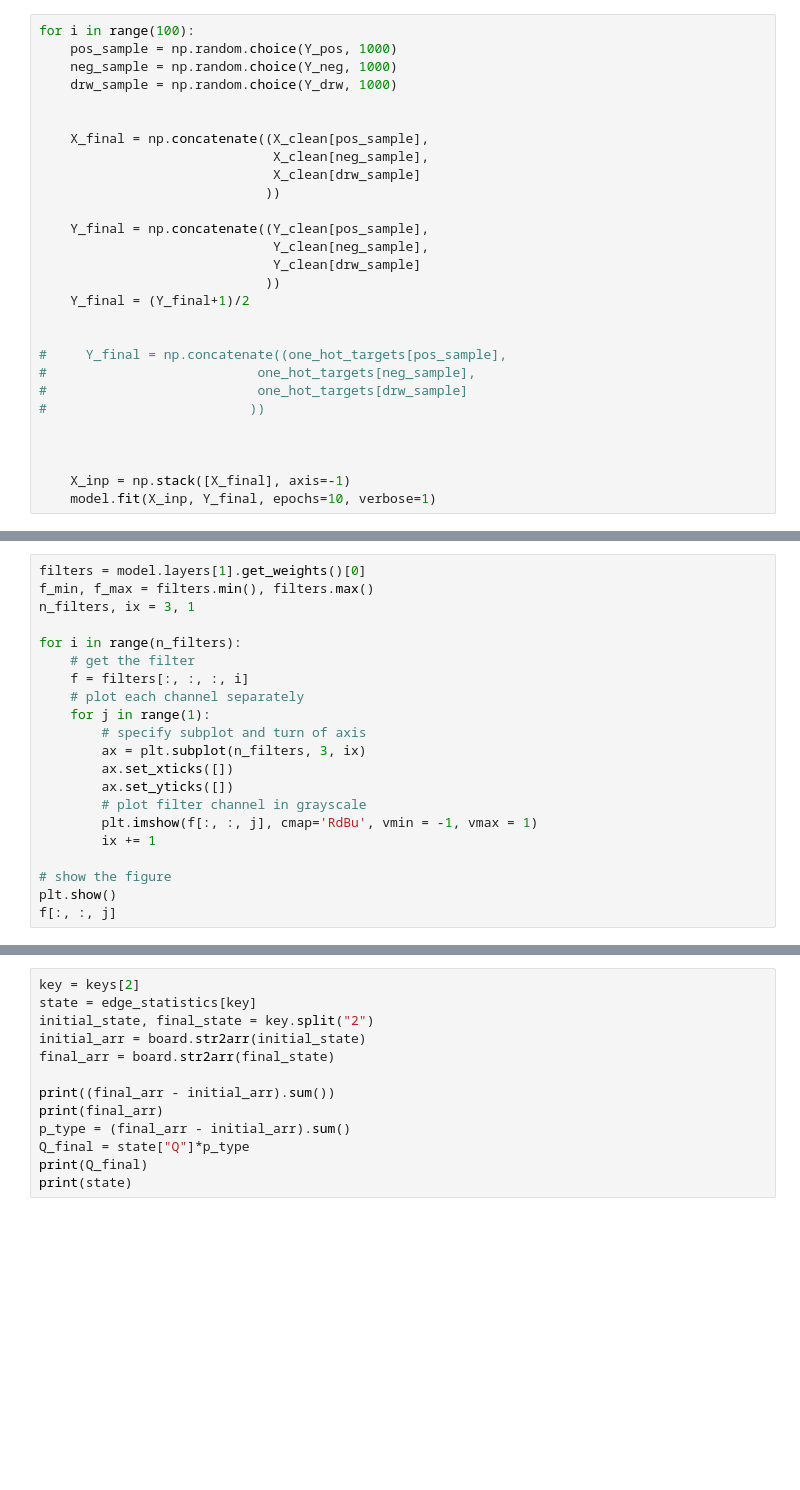
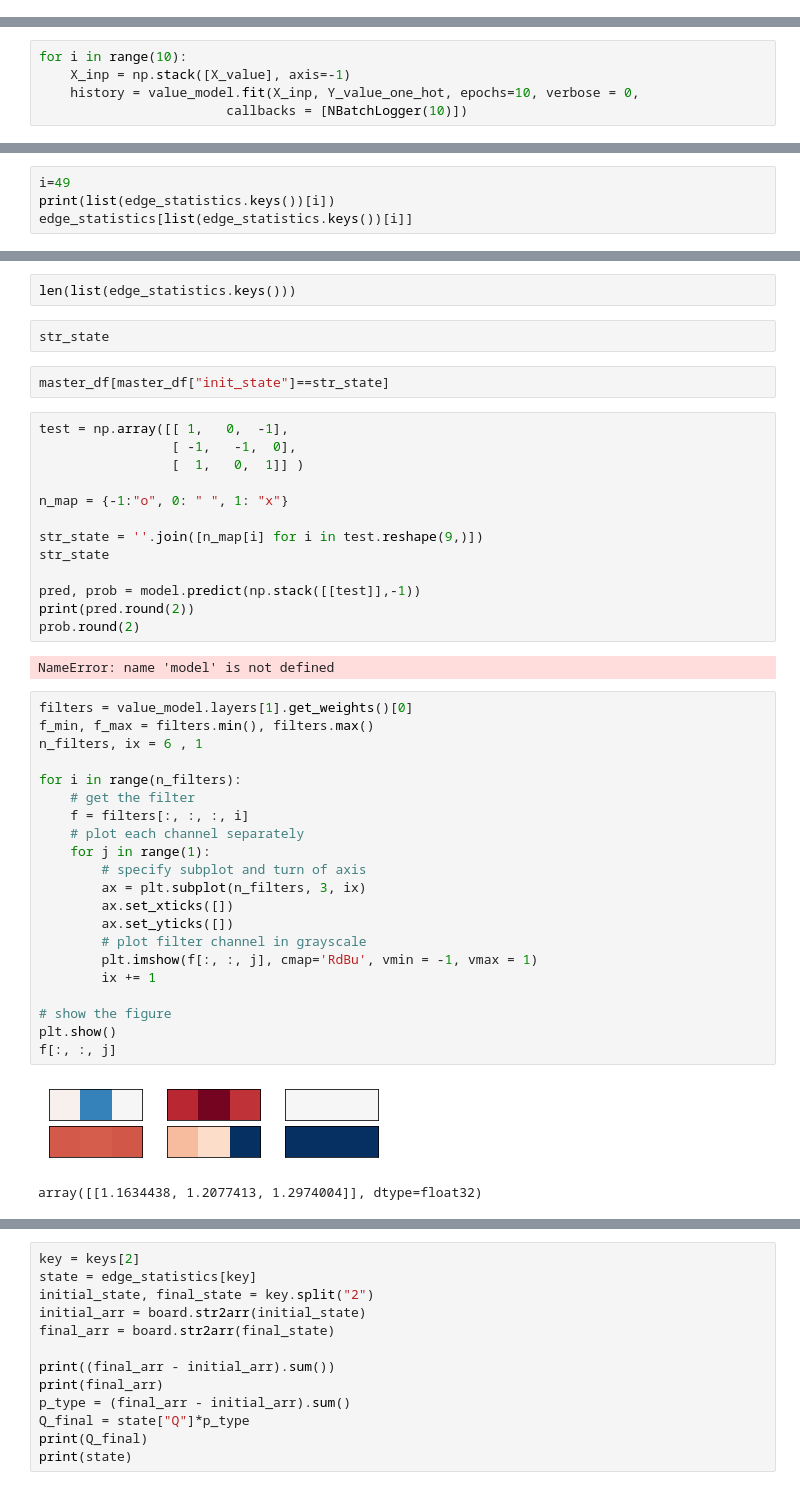
Before and after one commit to yidinghou/tic-tac-GO_zero, a Jupyter notebook: Untitled.ipynb, the cells around one changed output, grey strips where cells are left out. Saved outputs shown, nothing was run; the diff lists cells and outputs as text; blank space fills up the shorter version.

Commit message:
keras model

```diff
--- a/Untitled.ipynb
+++ b/Untitled.ipynb
@@ -133,28 +161,0 @@ Y_drw = [i for i,y in enumerate(Y_clean) if y ==0]
-# %%
-for i in range(100):
-    pos_sample = np.random.choice(Y_pos, 1000)
-    neg_sample = np.random.choice(Y_neg, 1000)
-    drw_sample = np.random.choice(Y_drw, 1000)
-
-
-    X_final = np.concatenate((X_clean[pos_sample],
-                              X_clean[neg_sample],
-                              X_clean[drw_sample]
-                             ))
-
-    Y_final = np.concatenate((Y_clean[pos_sample],
-                              Y_clean[neg_sample],
-                              Y_clean[drw_sample]
-                             ))
-    Y_final = (Y_final+1)/2
-
-
-#     Y_final = np.concatenate((one_hot_targets[pos_sample],
-#                           one_hot_targets[neg_sample],
-#                           one_hot_targets[drw_sample]
-#                          ))
-
-
-
-    X_inp = np.stack([X_final], axis=-1)
-    model.fit(X_inp, Y_final, epochs=10, verbose=1)
@@ -160,0 +197,5 @@ for i in range(100):
+# %%
+for i in range(10):
+    X_inp = np.stack([X_value], axis=-1)
+    history = value_model.fit(X_inp, Y_value_one_hot, epochs=10, verbose = 0,
+                        callbacks = [NBatchLogger(10)])
@@ -171,0 +304,4 @@ Y_final
+# %%
+i=49
+print(list(edge_statistics.keys())[i])
+edge_statistics[list(edge_statistics.keys())[i]]
@@ -172,22 +325,46 @@ Y_final
+# %%
+len(list(edge_statistics.keys()))
+# %%
+str_state
+# %%
+master_df[master_df["init_state"]==str_state]
+# %%
+test = np.array([[ 1,   0,  -1],
+                 [ -1,   -1,  0],
+                 [  1,   0,  1]] )
+
+n_map = {-1:"o", 0: " ", 1: "x"}
+
+str_state = ''.join([n_map[i] for i in test.reshape(9,)])
+str_state
+
+pred, prob = model.predict(np.stack([[test]],-1))
+print(pred.round(2))
+prob.round(2)
+# %% [output]
+NameError: name 'model' is not defined
 # %%
-filters = model.layers[1].get_weights()[0]
+filters = value_model.layers[1].get_weights()[0]
 f_min, f_max = filters.min(), filters.max()
-n_filters, ix = 3, 1
+n_filters, ix = 6 , 1
 
 for i in range(n_filters):
     # get the filter
     f = filters[:, :, :, i]
     # plot each channel separately
     for j in range(1):
         # specify subplot and turn of axis
         ax = plt.subplot(n_filters, 3, ix)
         ax.set_xticks([])
         ax.set_yticks([])
         # plot filter channel in grayscale
         plt.imshow(f[:, :, j], cmap='RdBu', vmin = -1, vmax = 1)
         ix += 1
 
 # show the figure
 plt.show()
 f[:, :, j]
+# %% [output]
+[figure, added]
+array([[1.1634438, 1.2077413, 1.2974004]], dtype=float32)
 # %%
```
Also changed, not shown: parts of 37 cells of this notebook, 14 other files.
